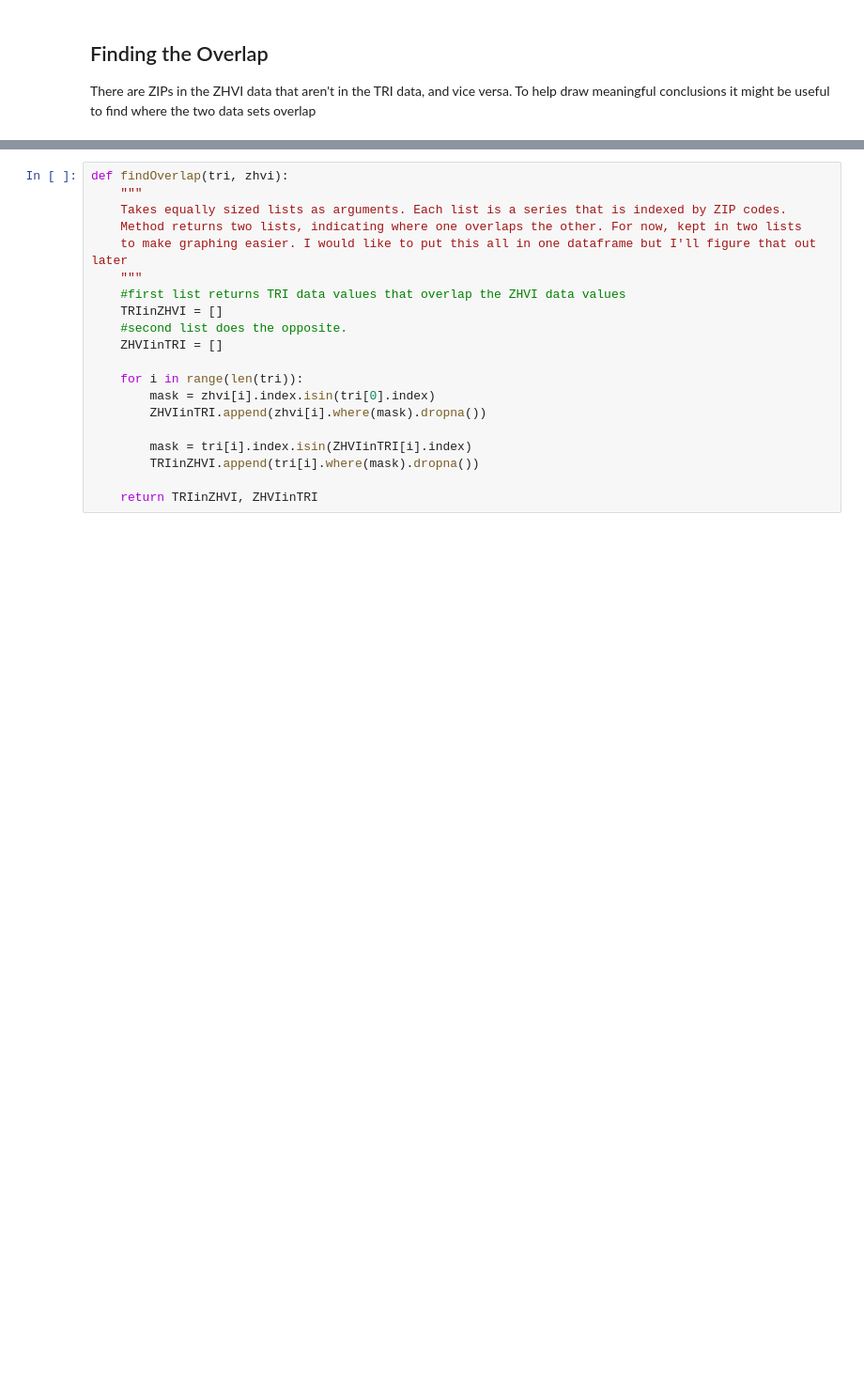
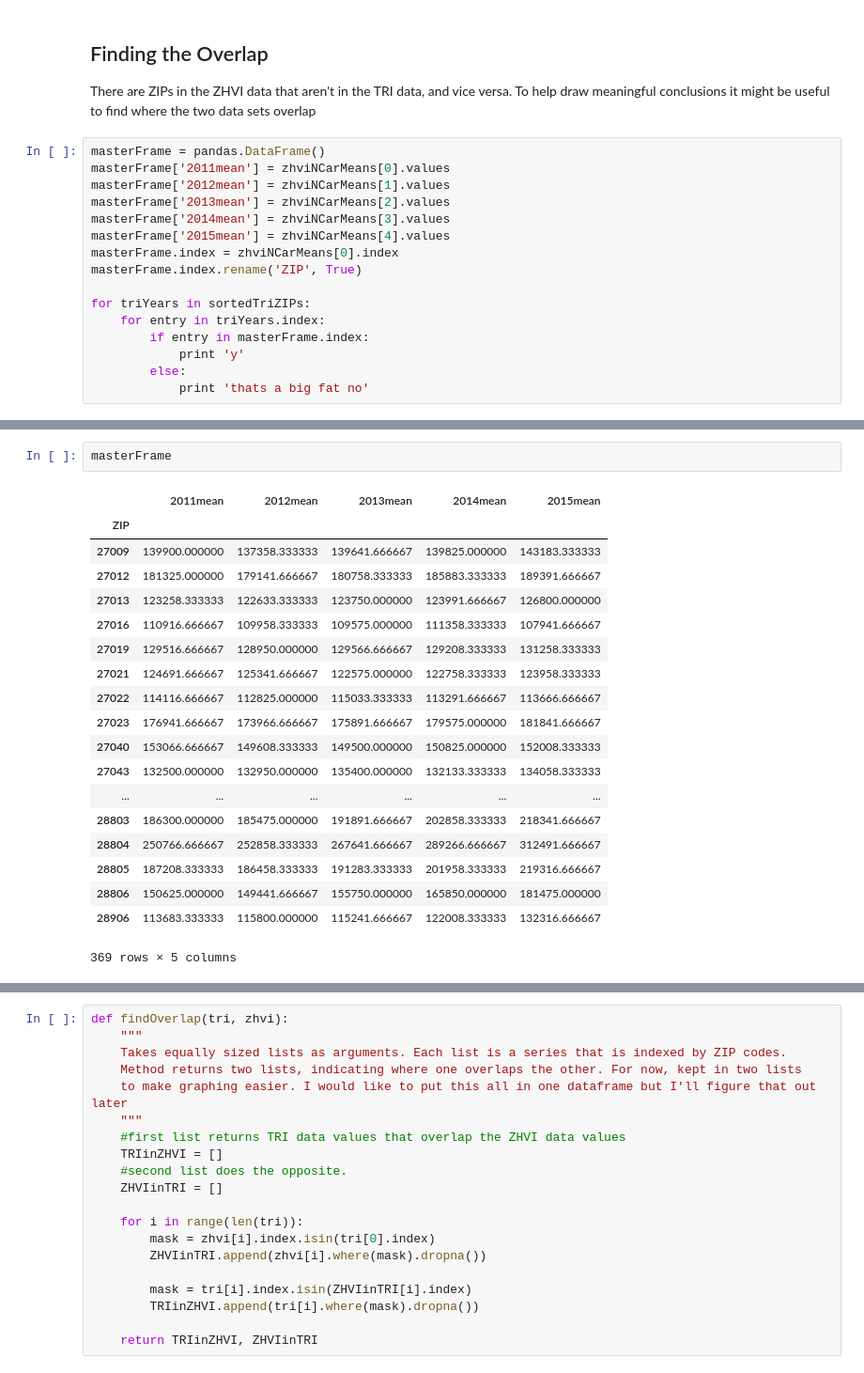
Before and after one commit to UNCG-CSE/Toxic-Crusaders, a Jupyter notebook: aaron/InitialLook.ipynb, the cells around one changed output, grey strips where cells are left out. Shown: that part at 94% size. Drawn from its saved outputs; the diff is of its cells as text; blank space fills up the shorter version.

```diff
--- a/aaron/InitialLook.ipynb
+++ b/aaron/InitialLook.ipynb
@@ -88,3 +118,19 @@ zhviNCarMeans.append(zhviNCar.T.iloc[48:60].mean())
 # %% [markdown]
 ## Finding the Overlap
 There are ZIPs in the ZHVI data that aren't in the TRI data, and vice versa. To help draw meaningful conclusions it might be useful to find where the two data sets overlap
+# %%
+masterFrame = pandas.DataFrame()
+masterFrame['2011mean'] = zhviNCarMeans[0].values
+masterFrame['2012mean'] = zhviNCarMeans[1].values
+masterFrame['2013mean'] = zhviNCarMeans[2].values
+masterFrame['2014mean'] = zhviNCarMeans[3].values
+masterFrame['2015mean'] = zhviNCarMeans[4].values
+masterFrame.index = zhviNCarMeans[0].index
+masterFrame.index.rename('ZIP', True)
+
+for triYears in sortedTriZIPs:
+    for entry in triYears.index:
+        if entry in masterFrame.index:
+            print 'y'
+        else:
+            print 'thats a big fat no'
@@ -90,0 +155,22 @@ There are ZIPs in the ZHVI data that aren't in the TRI data, and vice versa. To
+# %%
+masterFrame
+# %% [output]
+|  | 2011mean | 2012mean | 2013mean | 2014mean | 2015mean |
+| ZIP |  |  |  |  |  |
+| 27009 | 139900.000000 | 137358.333333 | 139641.666667 | 139825.000000 | 143183.333333 |
+| 27012 | 181325.000000 | 179141.666667 | 180758.333333 | 185883.333333 | 189391.666667 |
+| 27013 | 123258.333333 | 122633.333333 | 123750.000000 | 123991.666667 | 126800.000000 |
+| 27016 | 110916.666667 | 109958.333333 | 109575.000000 | 111358.333333 | 107941.666667 |
+| 27019 | 129516.666667 | 128950.000000 | 129566.666667 | 129208.333333 | 131258.333333 |
+| 27021 | 124691.666667 | 125341.666667 | 122575.000000 | 122758.333333 | 123958.333333 |
+| 27022 | 114116.666667 | 112825.000000 | 115033.333333 | 113291.666667 | 113666.666667 |
+| 27023 | 176941.666667 | 173966.666667 | 175891.666667 | 179575.000000 | 181841.666667 |
+| 27040 | 153066.666667 | 149608.333333 | 149500.000000 | 150825.000000 | 152008.333333 |
+| 27043 | 132500.000000 | 132950.000000 | 135400.000000 | 132133.333333 | 134058.333333 |
+| ... | ... | ... | ... | ... | ... |
+| 28803 | 186300.000000 | 185475.000000 | 191891.666667 | 202858.333333 | 218341.666667 |
+| 28804 | 250766.666667 | 252858.333333 | 267641.666667 | 289266.666667 | 312491.666667 |
+| 28805 | 187208.333333 | 186458.333333 | 191283.333333 | 201958.333333 | 219316.666667 |
+| 28806 | 150625.000000 | 149441.666667 | 155750.000000 | 165850.000000 | 181475.000000 |
+| 28906 | 113683.333333 | 115800.000000 | 115241.666667 | 122008.333333 | 132316.666667 |
+369 rows × 5 columns
```
Also changed, not shown: parts of 10 cells of this notebook.
